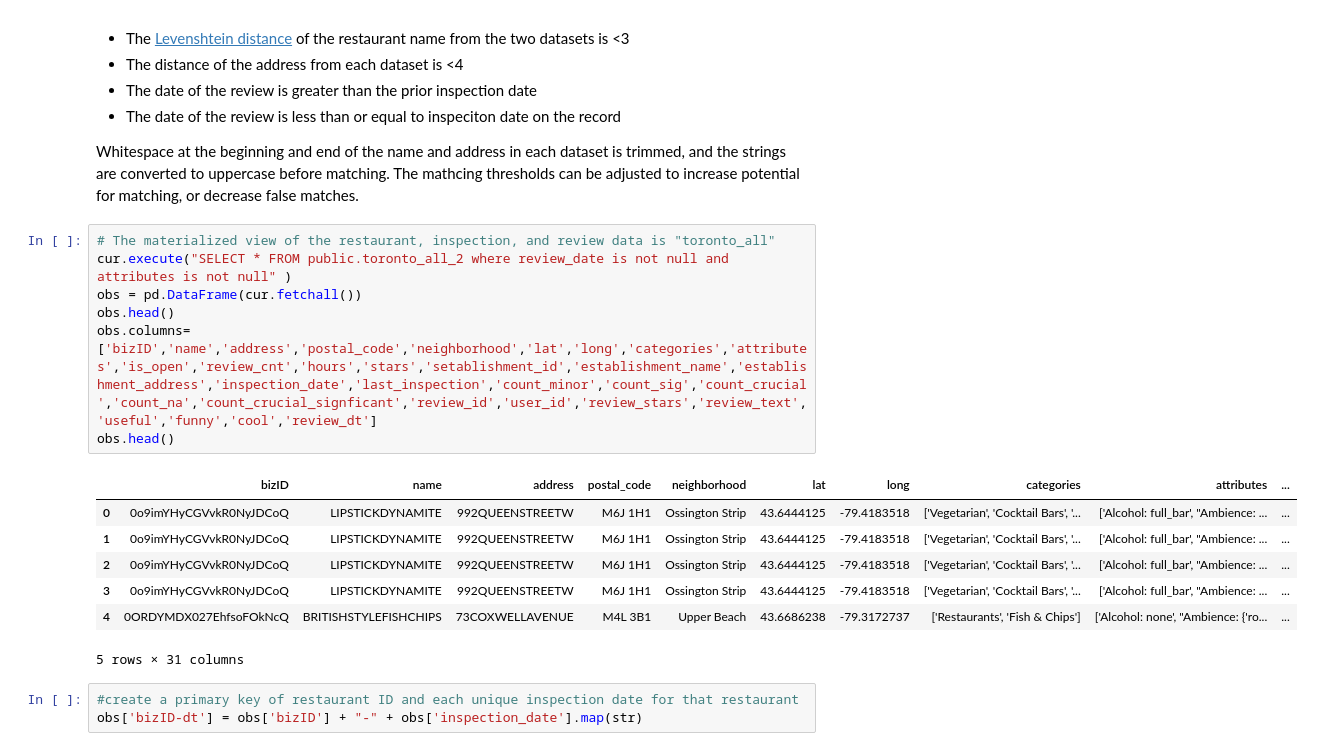
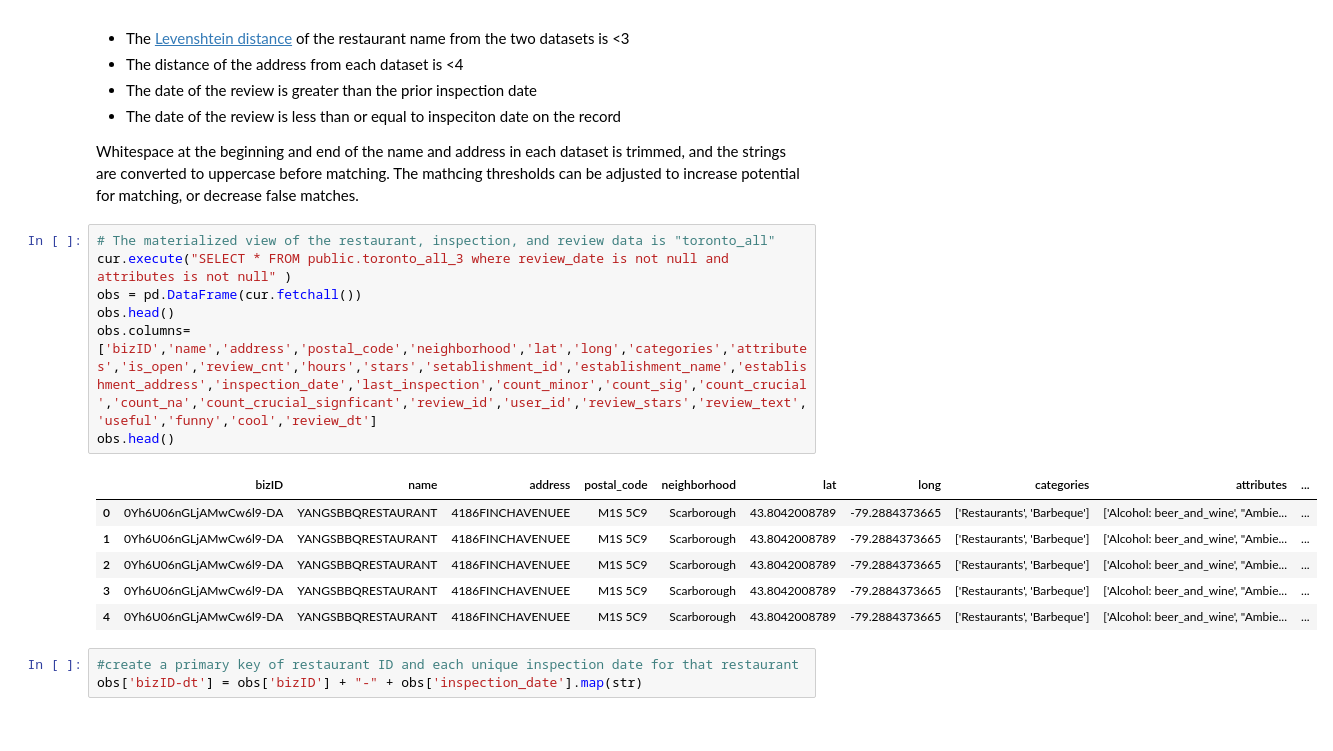
Before and after one commit to ms682/DataScience, a Jupyter notebook: yelp-toronto-dataset.ipynb, the cells around one changed output. Cells and saved outputs as stored; diff of their text form.

```diff
--- a/yelp-toronto-dataset.ipynb
+++ b/yelp-toronto-dataset.ipynb
@@ -66,19 +66,18 @@ This option joins the yelp restaurant informaiton to each inspection record wher
 Whitespace at the beginning and end of the name and address in each dataset is trimmed, and the strings are converted to uppercase before matching. The mathcing thresholds can be adjusted to increase potential for matching, or decrease false matches.
 # %%
 # The materialized view of the restaurant, inspection, and review data is "toronto_all"
-cur.execute("SELECT * FROM public.toronto_all_2 where review_date is not null and attributes is not null" )
+cur.execute("SELECT * FROM public.toronto_all_3 where review_date is not null and attributes is not null" )
 obs = pd.DataFrame(cur.fetchall())
 obs.head()
 obs.columns=['bizID','name','address','postal_code','neighborhood','lat','long','categories','attributes','is_open','review_cnt','hours','stars','setablishment_id','establishment_name','establishment_address','inspection_date','last_inspection','count_minor','count_sig','count_crucial','count_na','count_crucial_signficant','review_id','user_id','review_stars','review_text','useful','funny','cool','review_dt']
 obs.head()
 # %% [output]
 |  | bizID | name | address | postal_code | neighborhood | lat | long | categories | attributes | ... |
-| 0 | 0o9imYHyCGVvkR0NyJDCoQ | LIPSTICKDYNAMITE | 992QUEENSTREETW | M6J 1H1 | Ossington Strip | 43.6444125 | -79.4183518 | ['Vegetarian', 'Cocktail Bars', '... | ['Alcohol: full_bar', "Ambience: ... | ... |
-| 1 | 0o9imYHyCGVvkR0NyJDCoQ | LIPSTICKDYNAMITE | 992QUEENSTREETW | M6J 1H1 | Ossington Strip | 43.6444125 | -79.4183518 | ['Vegetarian', 'Cocktail Bars', '... | ['Alcohol: full_bar', "Ambience: ... | ... |
-| 2 | 0o9imYHyCGVvkR0NyJDCoQ | LIPSTICKDYNAMITE | 992QUEENSTREETW | M6J 1H1 | Ossington Strip | 43.6444125 | -79.4183518 | ['Vegetarian', 'Cocktail Bars', '... | ['Alcohol: full_bar', "Ambience: ... | ... |
-| 3 | 0o9imYHyCGVvkR0NyJDCoQ | LIPSTICKDYNAMITE | 992QUEENSTREETW | M6J 1H1 | Ossington Strip | 43.6444125 | -79.4183518 | ['Vegetarian', 'Cocktail Bars', '... | ['Alcohol: full_bar', "Ambience: ... | ... |
-| 4 | 0ORDYMDX027EhfsoFOkNcQ | BRITISHSTYLEFISHCHIPS | 73COXWELLAVENUE | M4L 3B1 | Upper Beach | 43.6686238 | -79.3172737 | ['Restaurants', 'Fish & Chips'] | ['Alcohol: none', "Ambience: {'ro... | ... |
+| 0 | 0Yh6U06nGLjAMwCw6l9-DA | YANGSBBQRESTAURANT | 4186FINCHAVENUEE | M1S 5C9 | Scarborough | 43.8042008789 | -79.2884373665 | ['Restaurants', 'Barbeque'] | ['Alcohol: beer_and_wine', "Ambie... | ... |
+| 1 | 0Yh6U06nGLjAMwCw6l9-DA | YANGSBBQRESTAURANT | 4186FINCHAVENUEE | M1S 5C9 | Scarborough | 43.8042008789 | -79.2884373665 | ['Restaurants', 'Barbeque'] | ['Alcohol: beer_and_wine', "Ambie... | ... |
+| 2 | 0Yh6U06nGLjAMwCw6l9-DA | YANGSBBQRESTAURANT | 4186FINCHAVENUEE | M1S 5C9 | Scarborough | 43.8042008789 | -79.2884373665 | ['Restaurants', 'Barbeque'] | ['Alcohol: beer_and_wine', "Ambie... | ... |
+| 3 | 0Yh6U06nGLjAMwCw6l9-DA | YANGSBBQRESTAURANT | 4186FINCHAVENUEE | M1S 5C9 | Scarborough | 43.8042008789 | -79.2884373665 | ['Restaurants', 'Barbeque'] | ['Alcohol: beer_and_wine', "Ambie... | ... |
+| 4 | 0Yh6U06nGLjAMwCw6l9-DA | YANGSBBQRESTAURANT | 4186FINCHAVENUEE | M1S 5C9 | Scarborough | 43.8042008789 | -79.2884373665 | ['Restaurants', 'Barbeque'] | ['Alcohol: beer_and_wine', "Ambie... | ... |
-5 rows × 31 columns
 # %%
 #create a primary key of restaurant ID and each unique inspection date for that restaurant
 obs['bizID-dt'] = obs['bizID'] + "-" + obs['inspection_date'].map(str)
```
Also changed, not shown: parts of 13 cells of this notebook.
